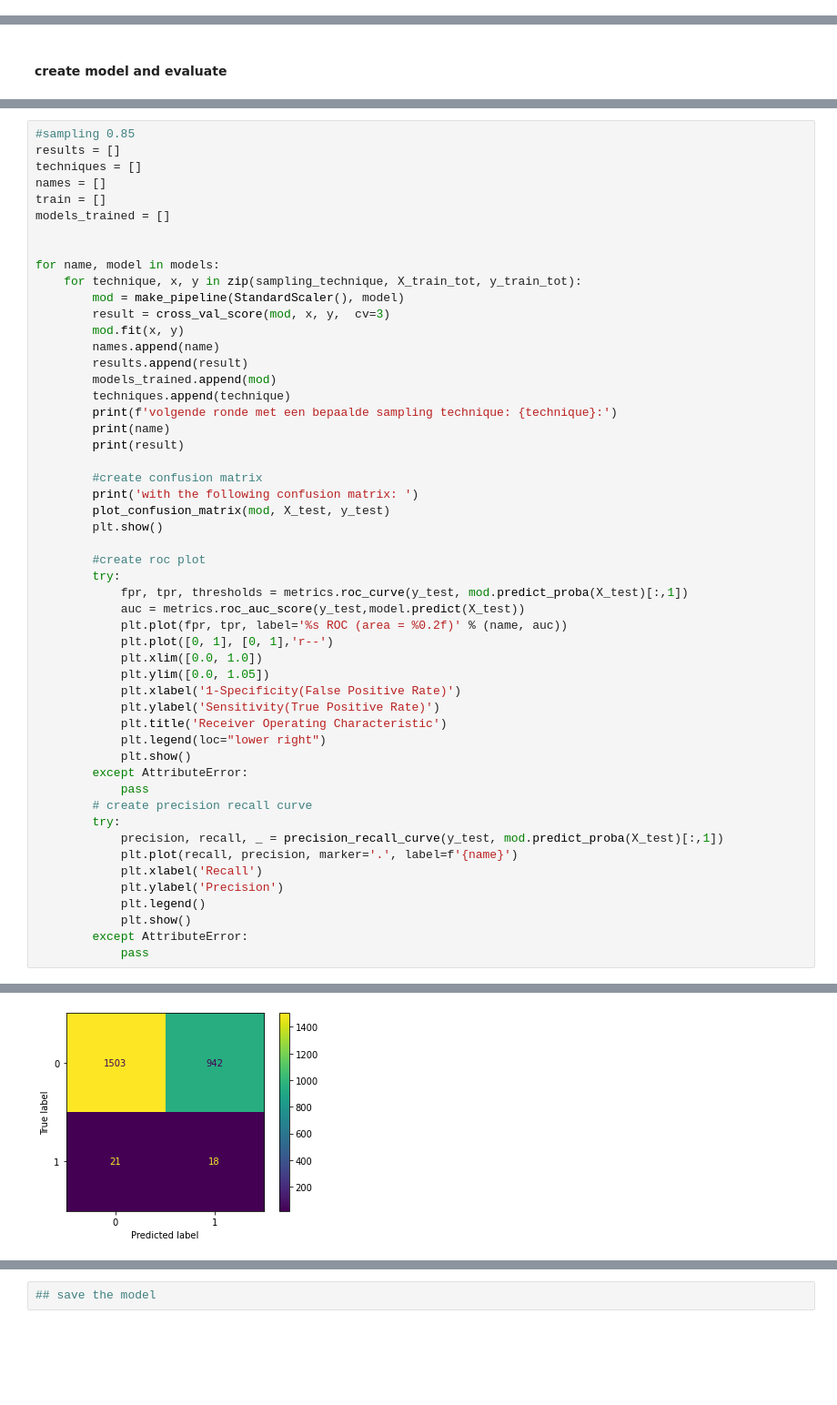
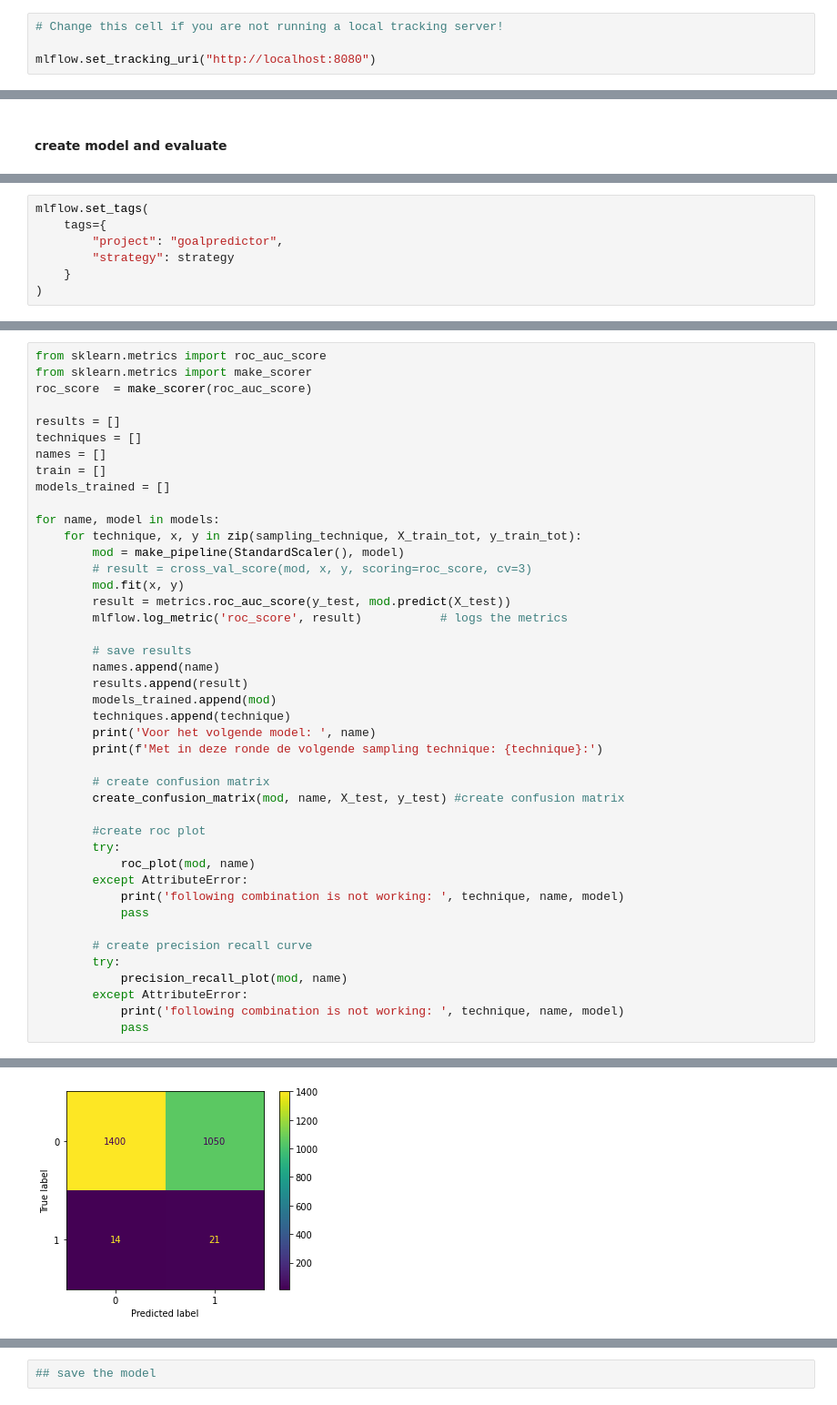
Before and after one commit to Nelleke20/notebook.goalpredictor, a Jupyter notebook: notebooks/2_train_model.ipynb, the cells around one changed output, grey strips where cells are left out. Shown at 91% size. Cells and saved outputs as stored; diff of their text form; blank space fills up the shorter version.

Commit message:
edit notebook with mlflow

```diff
--- a/notebooks/2_train_model.ipynb
+++ b/notebooks/2_train_model.ipynb
@@ -36,2 +37,6 @@ import matplotlib.pyplot as plt
 
 pd.set_option('display.max_columns', None)
+# %%
+# Change this cell if you are not running a local tracking server!
+
+mlflow.set_tracking_uri("http://localhost:8080")
@@ -118,3 +132,10 @@ models.append(("SVC",SVC(random_state=42)))
 models.append(("RandomForest",RandomForestClassifier(random_state=42)))
 models.append(("BalancedBagging", BalancedBaggingClassifier(random_state=42)))
 models.append(("BalancedRandom", BalancedRandomForestClassifier(max_depth=2, random_state=42)))
+# %%
+mlflow.set_tags(
+    tags={
+        "project": "goalpredictor",
+        "strategy": strategy
+    }
+)
@@ -121,53 +174,44 @@ models.append(("BalancedRandom", BalancedRandomForestClassifier(max_depth=2, ran
 # %%
-#sampling 0.85
+from sklearn.metrics import roc_auc_score
+from sklearn.metrics import make_scorer
+roc_score  = make_scorer(roc_auc_score)
+
 results = []
 techniques = []
 names = []
 train = []
 models_trained = []
 
-
 for name, model in models:
     for technique, x, y in zip(sampling_technique, X_train_tot, y_train_tot):
         mod = make_pipeline(StandardScaler(), model)
-        result = cross_val_score(mod, x, y,  cv=3)
+        # result = cross_val_score(mod, x, y, scoring=roc_score, cv=3)
         mod.fit(x, y)
+        result = metrics.roc_auc_score(y_test, mod.predict(X_test))
+        mlflow.log_metric('roc_score', result)           # logs the metrics
+
+        # save results
         names.append(name)
         results.append(result)
         models_trained.append(mod)
         techniques.append(technique)
-        print(f'volgende ronde met een bepaalde sampling technique: {technique}:')
-        print(name)
-        print(result)
+        print('Voor het volgende model: ', name)
+        print(f'Met in deze ronde de volgende sampling technique: {technique}:')
 
-        #create confusion matrix
-        print('with the following confusion matrix: ')
-        plot_confusion_matrix(mod, X_test, y_test)
-        plt.show()
+        # create confusion matrix
+        create_confusion_matrix(mod, name, X_test, y_test) #create confusion matrix
 
         #create roc plot
         try:
-            fpr, tpr, thresholds = metrics.roc_curve(y_test, mod.predict_proba(X_test)[:,1])
-            auc = metrics.roc_auc_score(y_test,model.predict(X_test))
-            plt.plot(fpr, tpr, label='%s ROC (area = %0.2f)' % (name, auc))
-            plt.plot([0, 1], [0, 1],'r--')
-            plt.xlim([0.0, 1.0])
-            plt.ylim([0.0, 1.05])
-            plt.xlabel('1-Specificity(False Positive Rate)')
-            plt.ylabel('Sensitivity(True Positive Rate)')
-            plt.title('Receiver Operating Characteristic')
-            plt.legend(loc="lower right")
-            plt.show()
+            roc_plot(mod, name)
         except AttributeError:
+            print('following combination is not working: ', technique, name, model)
             pass
+
         # create precision recall curve
         try:
-            precision, recall, _ = precision_recall_curve(y_test, mod.predict_proba(X_test)[:,1])
-            plt.plot(recall, precision, marker='.', label=f'{name}')
-            plt.xlabel('Recall')
-            plt.ylabel('Precision')
-            plt.legend()
-            plt.show()
+            precision_recall_plot(mod, name)
         except AttributeError:
+            print('following combination is not working: ', technique, name, model)
             pass
 # %% [output]
@@ -185 +225 @@ with the following confusion matrix:
-[figure, old version]
+[figure, new version]
```
Also changed, not shown: parts of 17 cells of this notebook, 2 other files.
